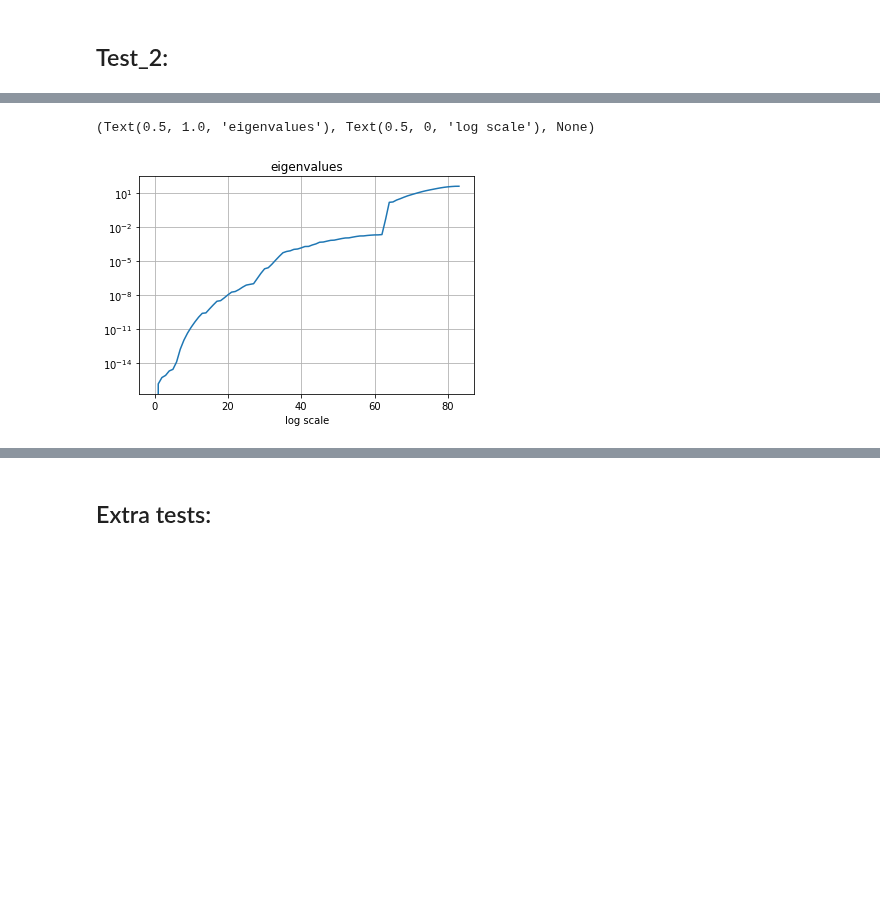
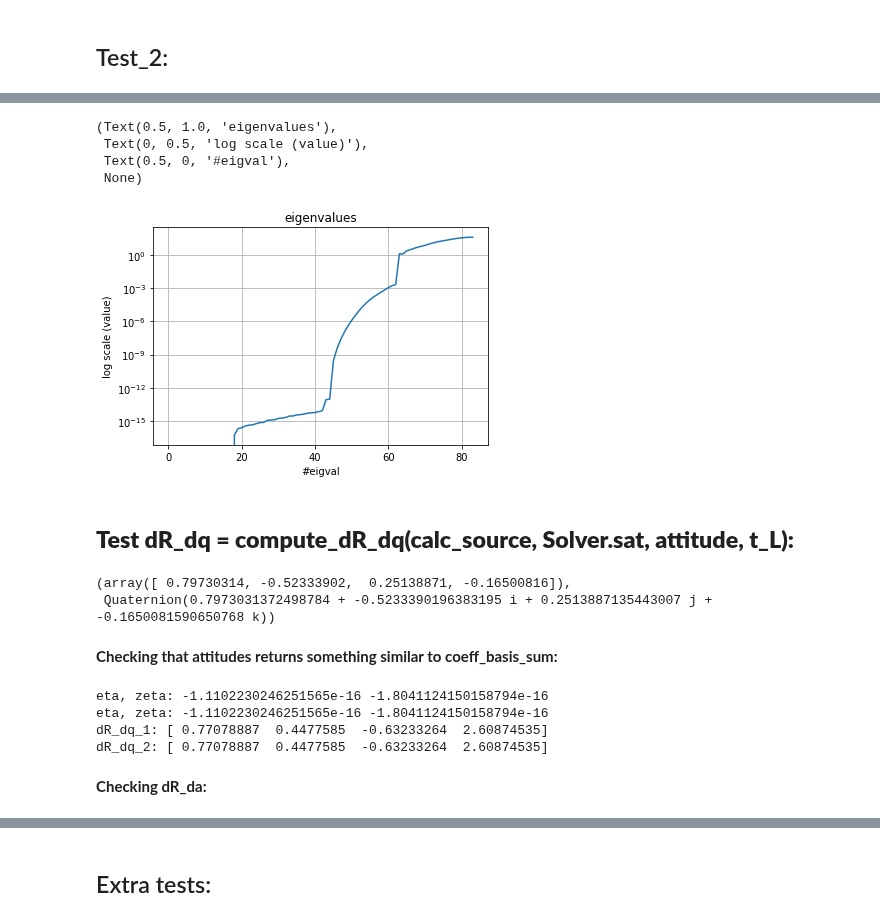
Before and after one commit to bombrun/GaiaLab, a Jupyter notebook: notebooks/4-test_attitude_update.ipynb, the cells around one changed output, grey strips where cells are left out. Saved outputs shown, nothing was run; the diff lists cells and outputs as text; code cells hidden in the pictures; blank space fills up the shorter version.

```diff
--- a/notebooks/4-test_attitude_update.ipynb
+++ b/notebooks/4-test_attitude_update.ipynb
@@ -68,7 +68,7 @@ def compare_attitudes(gaia, Solver, my_times):
 # %%
 # # create all the objects we will need:
 # parameters for the notebook
-t_init = 1/24/60
+t_init = 0  #1/24/60   #  TODO make code work also for t_init != 0
 t_end = t_init + 1/24 # 365*5
 my_dt = 1/24/20 # [days]
 
@@ -120,4 +120,4 @@ np.testing.assert_array_almost_equal(np.array(real_sources[0].get_parameters()[0
 # %%
 # create Solver
 Solver = Agis(gaia, calc_sources, real_sources, attitude_splines=[gaia.s_w, gaia.s_x, gaia.s_y, gaia.s_z], spline_degree=spline_degree,
-             attitude_regularisation_factor=1e-2)
+             attitude_regularisation_factor=0)
@@ -181,8 +239,46 @@ Text(0.5, 1.0, '$|N_{aa}|$')
 # %%
 eig_vals, eig_vecs = np.linalg.eigh(N_aa)
 plt.plot(eig_vals)
 plt.yscale('log')
-plt.title('eigenvalues'), plt.xlabel('log scale'), plt.grid()
+plt.title('eigenvalues'), plt.ylabel('log scale (value)'), plt.xlabel('#eigval'), plt.grid()
 # %% [output]
-(Text(0.5, 1.0, 'eigenvalues'), Text(0.5, 0, 'log scale'), None)
+(Text(0.5, 1.0, 'eigenvalues'),
+ Text(0, 0.5, 'log scale (value)'),
+ Text(0.5, 0, '#eigval'),
+ None)
-[figure, old version]
+[figure, new version]
+# %% [markdown]
+## **Test dR_dq = compute_dR_dq(calc_source, Solver.sat, attitude, t_L):**
+# %%
+coeff_basis_sum, attitude
+# %% [output]
+(array([ 0.79730314, -0.52333902,  0.25138871, -0.16500816]),
+ Quaternion(0.7973031372498784 + -0.5233390196383195 i + 0.2513887135443007 j + -0.1650081590650768 k))
+# %% [markdown]
+**Checking that attitudes returns something similar to coeff_basis_sum:**
+# %%
+my_time_number = 20
+
+
+t_L = my_times[my_time_number]
+time_index = list(my_times).index(t_L)
+left_index = get_left_index(Solver.att_knots, t_L, M=Solver.M)
+
+coeff_basis_sum = compute_coeff_basis_sum(Solver.att_coeffs, Solver.att_bases, left_index, Solver.M, time_index)
+
+calc_source = Solver.calc_sources[my_time_number]
+attitude = Solver.get_attitude(t_L)
+att2 = Quaternion(coeff_basis_sum[0], coeff_basis_sum[1], coeff_basis_sum[2], coeff_basis_sum[3])
+dR_dq_1 = compute_dR_dq(calc_source, Solver.sat, attitude, t_L)
+dR_dq_2 = compute_dR_dq(calc_source, Solver.sat, attitude, t_L)
+
+np.testing.assert_array_almost_equal(dR_dq_1, dR_dq_2)  # should not fail
+print('dR_dq_1:', dR_dq_1)
+print('dR_dq_2:', dR_dq_2)
+# %% [output]
+eta, zeta: -1.1102230246251565e-16 -1.8041124150158794e-16
+eta, zeta: -1.1102230246251565e-16 -1.8041124150158794e-16
+dR_dq_1: [ 0.77078887  0.4477585  -0.63233264  2.60874535]
+dR_dq_2: [ 0.77078887  0.4477585  -0.63233264  2.60874535]
+# %% [markdown]
+**Checking dR_da:**
```
Also changed, not shown: parts of 34 cells of this notebook, 3 other files.
